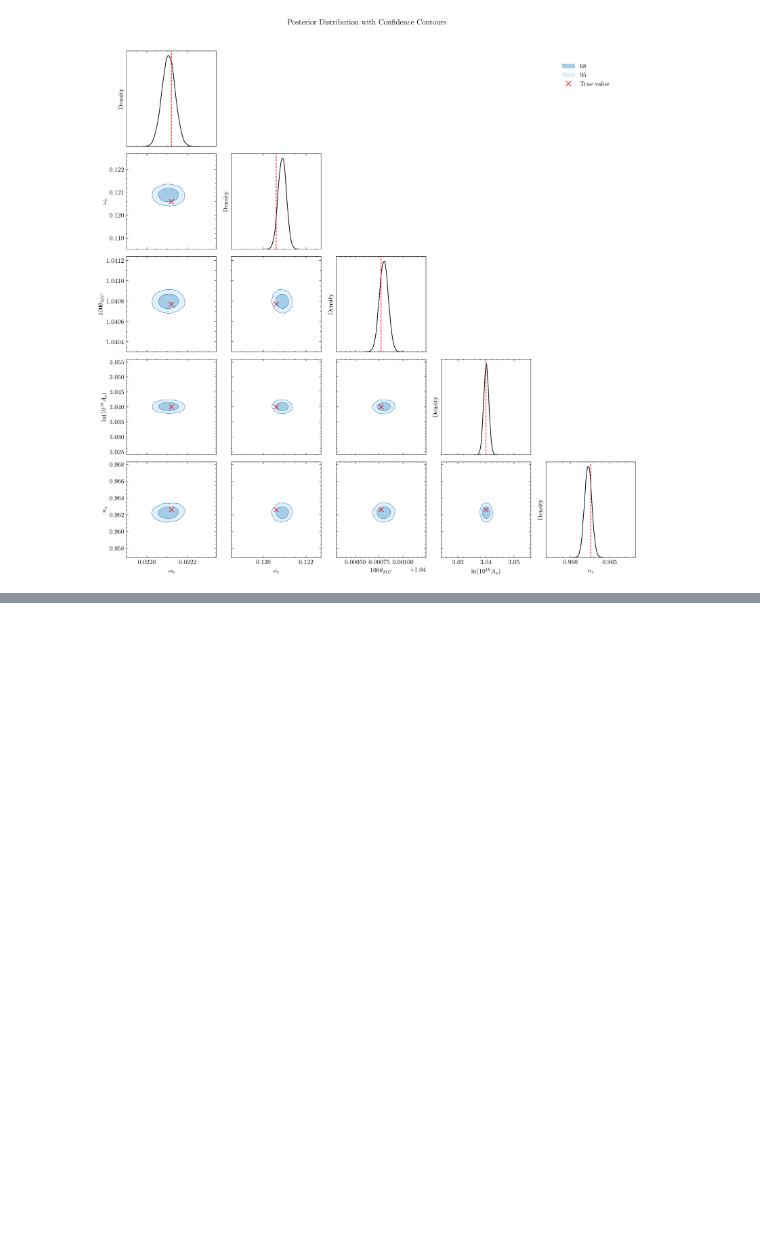
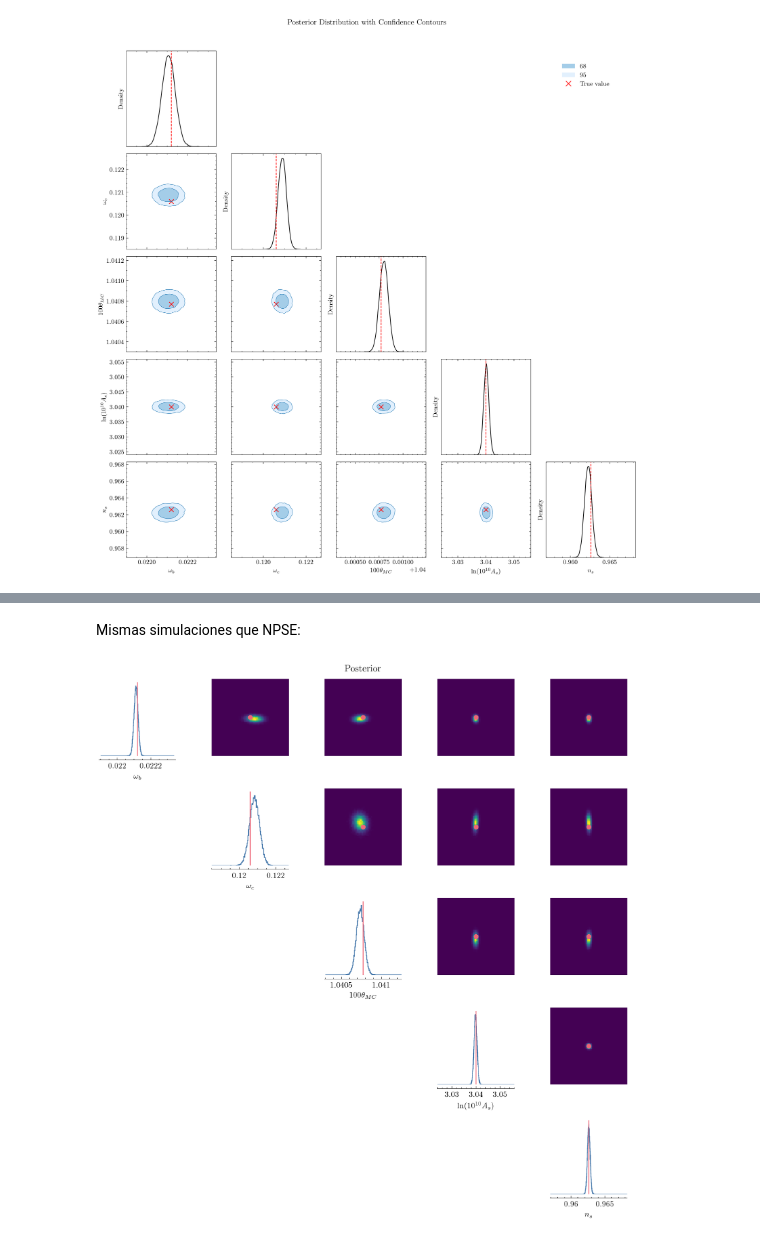
Before and after one commit to julianticucho/cmb-sbi-inference, a Jupyter notebook: notebooks/09_without_tau_10000.ipynb, the cells around one changed output, grey strips where cells are left out. Cells and saved outputs as stored; diff of their text form; code cells hidden in the pictures; blank space fills up the shorter version.

Commit message:
refactor y NPSE

```diff
--- a/notebooks/09_without_tau_10000.ipynb
+++ b/notebooks/09_without_tau_10000.ipynb
@@ -106,0 +206,47 @@ plt.show()
+# %% [markdown]
+Mismas simulaciones que NPSE:
+# %%
+from src.simulator.prior import get_prior
+from src.simulator.simulator import create_simulator
+from src.inference.utils import load_model
+
+prior = get_prior()
+simulator = create_simulator()
+density_estimator = load_model(os.path.join("..", "results", "inference", "SNPE_C_25000.pkl"))
+# %%
+from sbi.inference import SNPE_C
+
+inference = SNPE_C(prior=prior)
+posterior = inference.build_posterior(density_estimator)
+
+true_parameter = torch.tensor([0.02212, 0.1206, 1.04077, 3.04, 0.9626])
+x_observed = simulator(true_parameter)
+
+samples = posterior.set_default_x(x_observed).sample((24000,))
+# %%
+from sbi.analysis import pairplot
+
+# --- LÍMITES DEL PRIOR ---
+limits = torch.tensor([
+    [0.02212-0.00022, 0.02212+0.00022],
+    [0.1206-0.0021, 0.1206+0.0021],
+    [1.04077-0.00047, 1.04077+0.00047],
+    [3.04-0.016, 3.04+0.016],
+    [0.9626-0.0057, 0.9626+0.0057],
+])
+
+param_names = [r'$\omega_b$', r'$\omega_c$', r'$100\theta_{MC}$', r'$\ln(10^{10}A_s)$', r'$n_s$']
+
+fig = pairplot(
+    samples,
+    points=true_parameter,
+    figsize=(10, 10),
+    limits=limits,
+    labels=param_names
+)
+
+plt.suptitle('Posterior')
+plt.tight_layout()
+plt.show()
+# %% [output]
+[figure, added]
```
Also changed, not shown: parts of 7 cells of this notebook, 33 other files.
